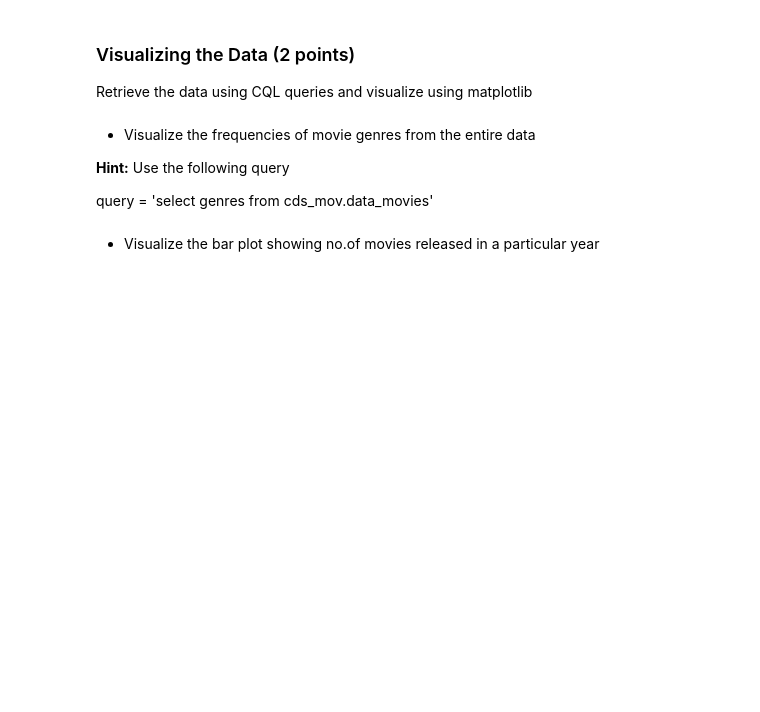
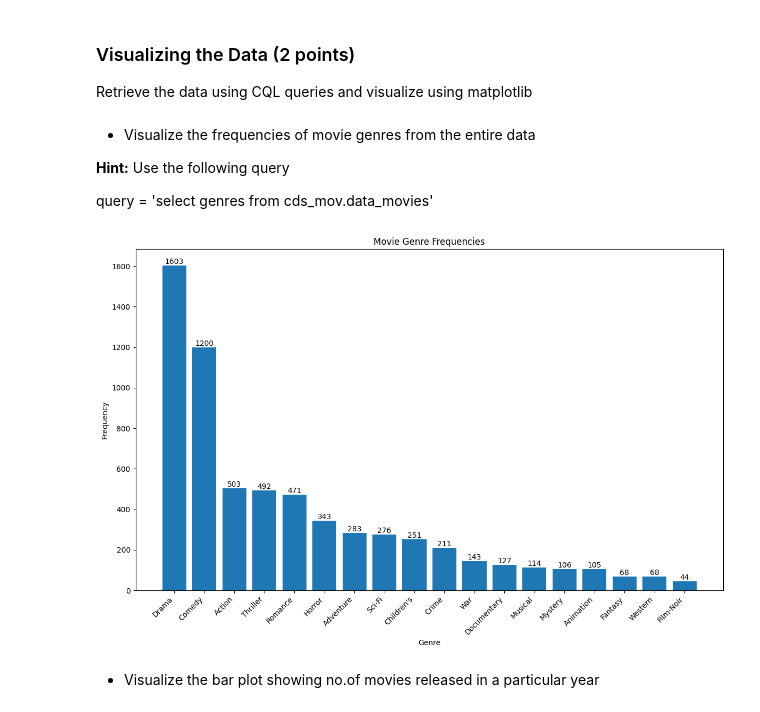
Before and after one commit to rajiv-ranjan/cds-mini-projects, a Jupyter notebook: m7/mp-1/M7_NB_MiniProject_1_Movielens_Cassandra.ipynb, the cells around one changed output. Saved outputs shown, nothing was run; the diff lists cells and outputs as text; code cells hidden in the pictures; blank space fills up the shorter version.

```diff
--- a/m7/mp-1/M7_NB_MiniProject_1_Movielens_Cassandra.ipynb
+++ b/m7/mp-1/M7_NB_MiniProject_1_Movielens_Cassandra.ipynb
@@ -239,5 +524,0 @@ Note: Cassandra also handles non-SQL data formats such as JSON (see [insert JSON
-# %%
-data_movies_cols = ','.join(data_movies.columns.values)
-for (i,row) in data_movies.iterrows():
-   query = 'INSERT INTO cds_mov.data_movies ({}) VALUES (%s, %s, %s)'.format(data_movies_cols)
-   session.execute(query, tuple(row))
@@ -310,3 +798,16 @@ for (i,row) in data_users.iterrows():
 * Select the count of movies, ONLY in Comedy genre from the entire data_movies table
 # %%
 # YOUR CODE HERE
+table = "data_movies"
+query = f"SELECT genres FROM {keyspace}.{table};"
+# get_query(session, query)
+rows = session.execute(query)
+movie_genres_list = [row.genres for row in rows]
+genre_list = [x for genre in movie_genres_list for x in genre.split("|")]
+unique_movie_genres = set(genre_list)
+print(f"Count of unique movie genres: {len(unique_movie_genres)}")
+print(f"Genres: {unique_movie_genres}")
+comedy_movies = [
+    genre for genre in movie_genres_list if "Comedy".lower() in str(genre).lower()
+]
+print(f"Count of comedy movies: {len(comedy_movies)}")
@@ -322,6 +827,34 @@ Retrieve the data using CQL queries and visualize using matplotlib
 query = 'select genres from cds_mov.data_movies'
 # %%
 # YOUR CODE HERE
+from typing import Counter
+
+genre_counts = Counter(genre_list)
+df_genres = pd.DataFrame(genre_counts.items(), columns=["Genre", "Count"]).sort_values(
+    "Count", ascending=False
+)
+# %%
+plt.figure(figsize=(12, 8))
+bars = plt.bar(df_genres["Genre"], df_genres["Count"])
+plt.xlabel("Genre")
+plt.ylabel("Frequency")
+plt.title("Movie Genre Frequencies")
+plt.xticks(rotation=45, ha="right")
+plt.tight_layout()
+
+for bar in bars:
+    height = bar.get_height()
+    plt.text(
+        bar.get_x() + bar.get_width() / 2,
+        height,
+        f"{int(height)}",
+        ha="center",
+        va="bottom",
+    )
+
+plt.show()
+# %% [output]
+[figure, added]
 # %% [markdown]
 * Visualize the bar plot showing no.of movies released in a particular year
 # %%
```
Also changed, not shown: parts of 60 cells of this notebook, 32 other files.
